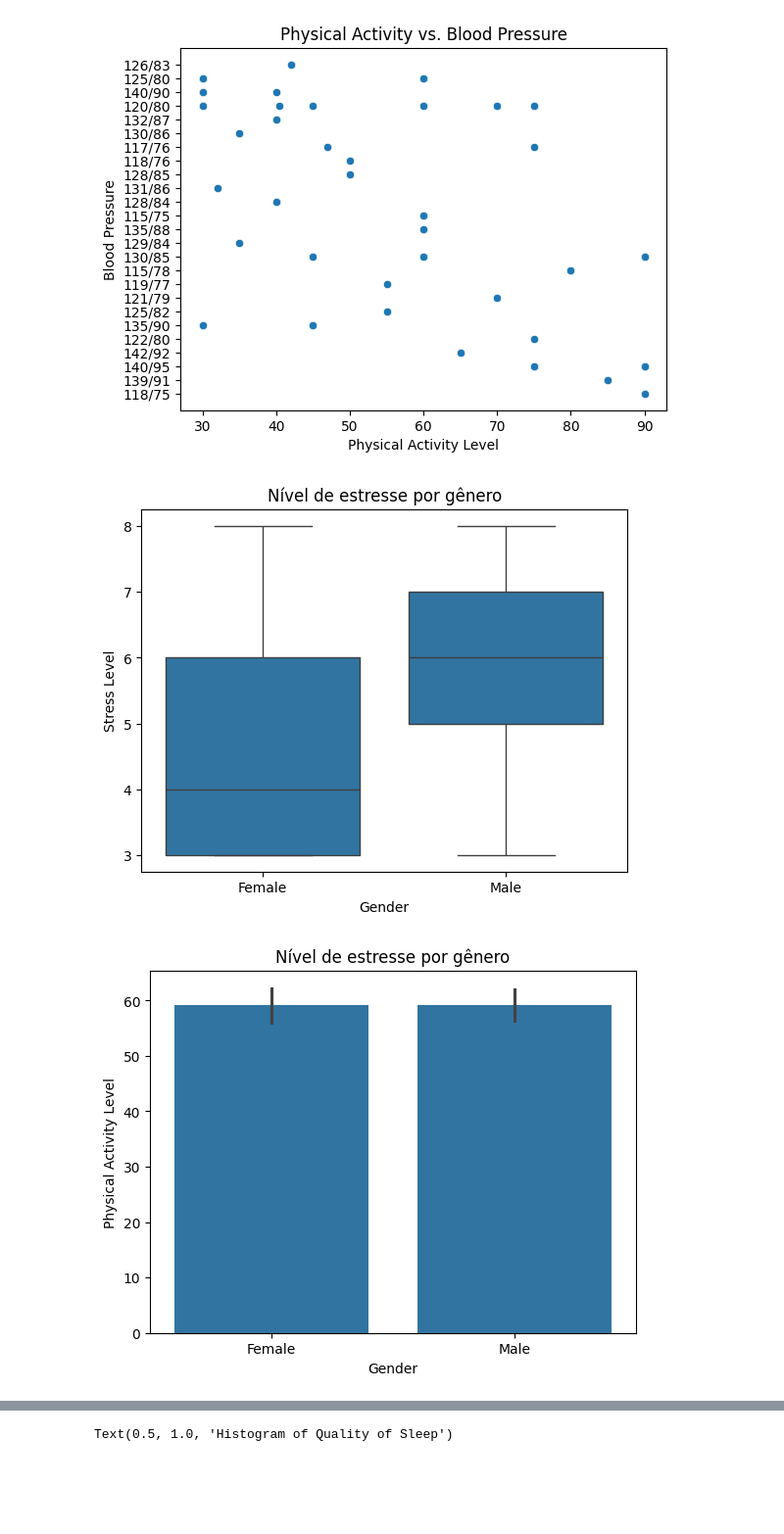
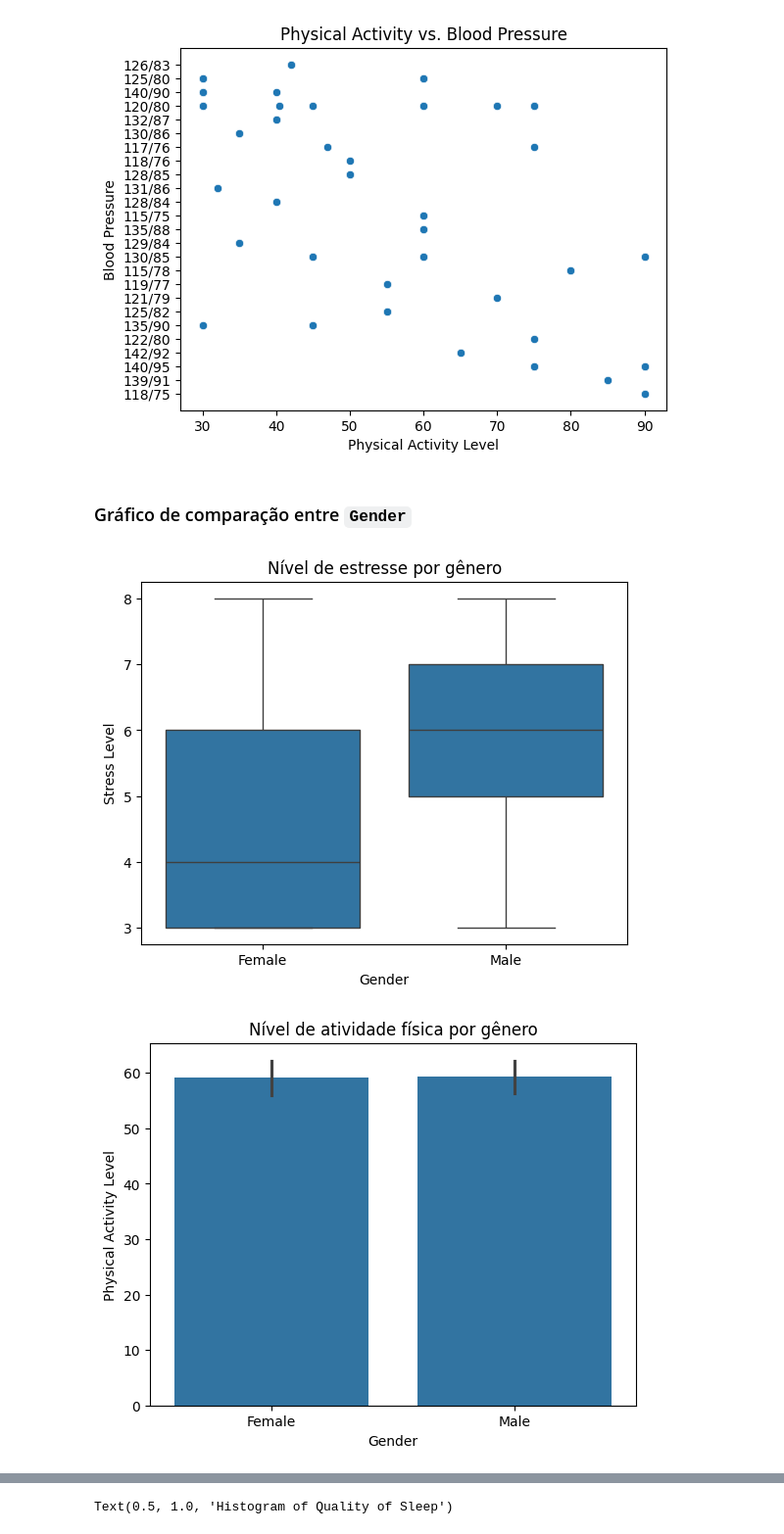
Before and after one commit to FrederickAlmeida/Data-Science-Project, a Jupyter notebook: exploratory_analysis.ipynb, the cells around one changed output, grey strips where cells are left out. Shown at 98% size. Cells and saved outputs as stored; diff of their text form; code cells hidden in the pictures; blank space fills up the shorter version.

```diff
--- a/exploratory_analysis.ipynb
+++ b/exploratory_analysis.ipynb
@@ -730,19 +739,21 @@ plt.show()
 # %% [output]
 [figure]
 [figure]
+# %% [markdown]
+### Gráfico de comparação entre `Gender`
 # %%
 import seaborn as sns
 import matplotlib.pyplot as plt
 
 # Gender vs. Stress Level
 sns.boxplot(x='Gender', y='Stress Level', data=dataframe)
 plt.title('Nível de estresse por gênero')
 plt.show()
 
 # Gender vs. Physical Activity Level
 sns.barplot(x='Gender', y='Physical Activity Level', data=dataframe)
-plt.title('Nível de estresse por gênero')
+plt.title('Nível de atividade física por gênero')
 plt.show()
 # %% [output]
 [figure]
-[figure, old version]
+[figure, new version]
```
Also changed, not shown: parts of 6 cells of this notebook.
